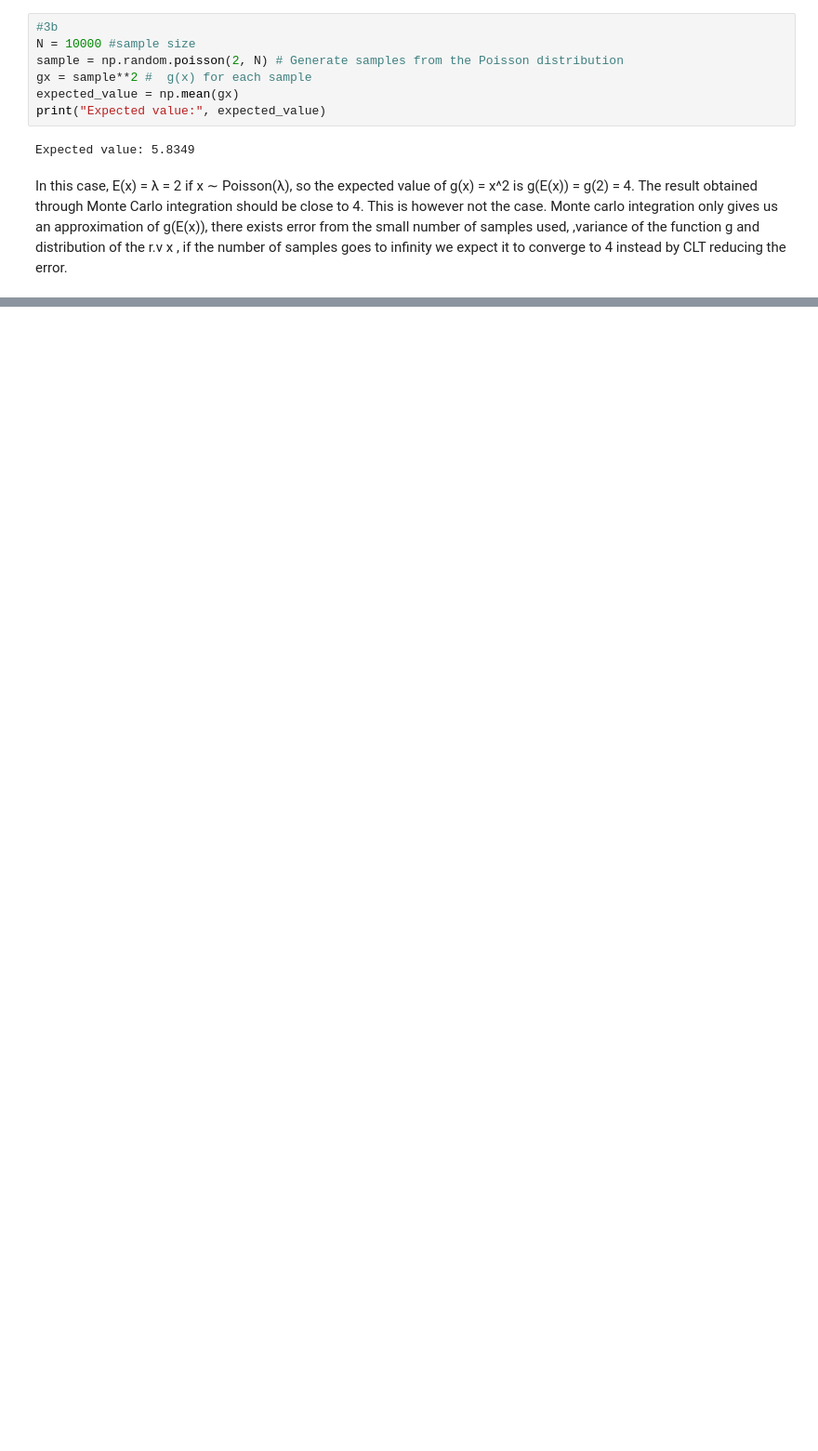
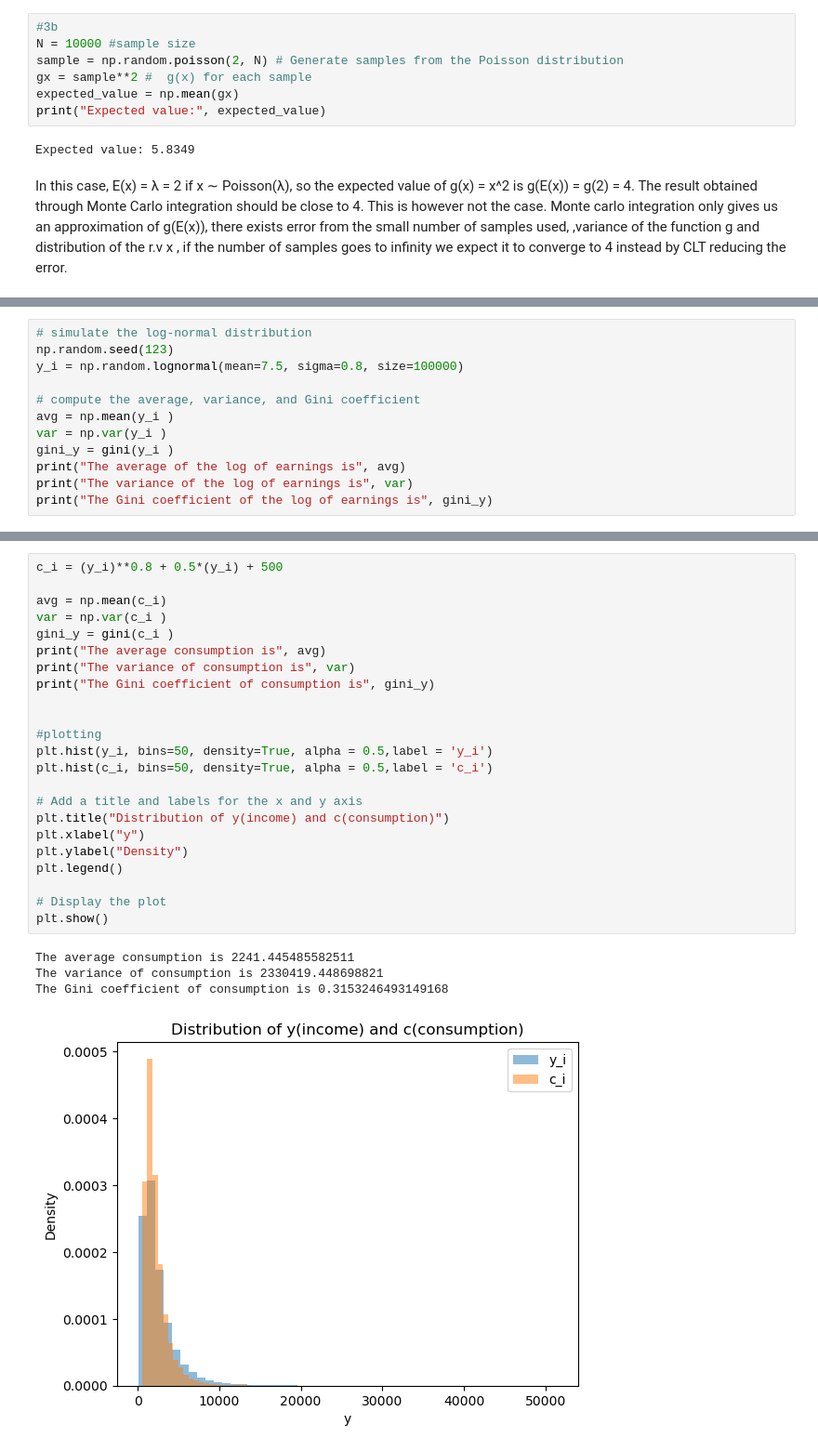
Before and after one commit to ArifShahrin/PS3, a Jupyter notebook: Untitled.ipynb, the cells around one changed output, grey strips where cells are left out. Shown: that part at 93% size. Drawn from its saved outputs; the diff is of its cells as text; blank space fills up the shorter version.

```diff
--- a/Untitled.ipynb
+++ b/Untitled.ipynb
@@ -393,0 +398,12 @@ In this case, E(x) = λ = 2 if x ∼ Poisson(λ), so the expected value of g(x)
+# %%
+# simulate the log-normal distribution
+np.random.seed(123)
+y_i = np.random.lognormal(mean=7.5, sigma=0.8, size=100000)
+
+# compute the average, variance, and Gini coefficient
+avg = np.mean(y_i )
+var = np.var(y_i )
+gini_y = gini(y_i )
+print("The average of the log of earnings is", avg)
+print("The variance of the log of earnings is", var)
+print("The Gini coefficient of the log of earnings is", gini_y)
@@ -393,0 +416,28 @@ In this case, E(x) = λ = 2 if x ∼ Poisson(λ), so the expected value of g(x)
+# %%
+c_i = (y_i)**0.8 + 0.5*(y_i) + 500
+
+avg = np.mean(c_i)
+var = np.var(c_i )
+gini_y = gini(c_i )
+print("The average consumption is", avg)
+print("The variance of consumption is", var)
+print("The Gini coefficient of consumption is", gini_y)
+
+
+#plotting
+plt.hist(y_i, bins=50, density=True, alpha = 0.5,label = 'y_i')
+plt.hist(c_i, bins=50, density=True, alpha = 0.5,label = 'c_i')
+
+# Add a title and labels for the x and y axis
+plt.title("Distribution of y(income) and c(consumption)")
+plt.xlabel("y")
+plt.ylabel("Density")
+plt.legend()
+
+# Display the plot
+plt.show()
+# %% [output]
+The average consumption is 2241.445485582511
+The variance of consumption is 2330419.448698821
+The Gini coefficient of consumption is 0.3153246493149168
+[figure, added]
```
Also changed, not shown: parts of 3 cells of this notebook.
